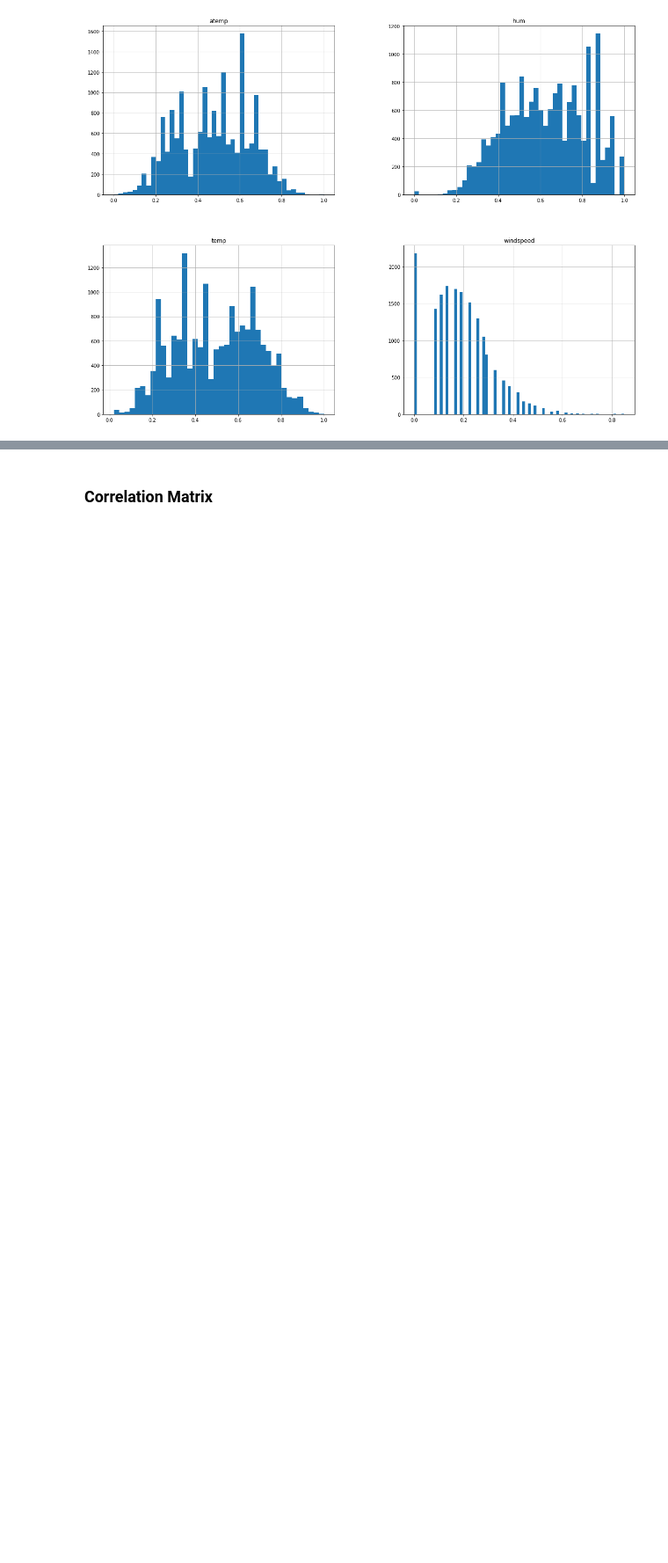
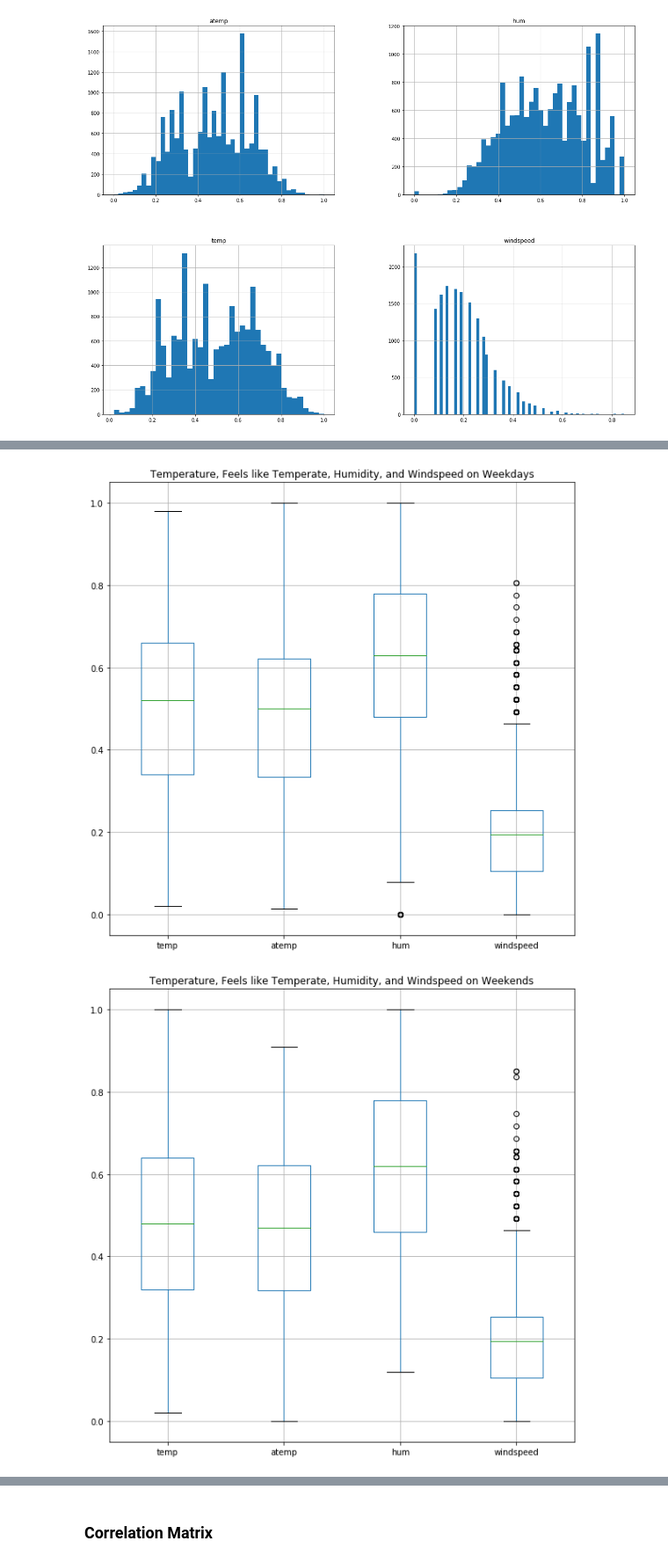
Before and after one commit to mradazoury/Bike_Prediction_Python_group_project, a Jupyter notebook: Bike-Sharing-Dataset 2/Group_Start-Copy.ipynb, the cells around one changed output, grey strips where cells are left out. Shown at 88% size. Drawn from its saved outputs; the diff is of its cells as text; code cells hidden in the pictures; blank space fills up the shorter version.

```diff
--- a/Bike-Sharing-Dataset 2/Group_Start-Copy.ipynb
+++ b/Bike-Sharing-Dataset 2/Group_Start-Copy.ipynb
@@ -250,0 +293,10 @@ plt.plot(hourly_raw_data['dteday'],hourly_raw_data['hum'])
+# %%
+wd_hr.boxplot(column = ['temp','atemp','hum','windspeed'])
+plt.title('Temperature, Feels like Temperate, Humidity, and Windspeed on Weekdays')
+plt.show()
+we_hr.boxplot(column = ['temp','atemp','hum','windspeed'])
+plt.title('Temperature, Feels like Temperate, Humidity, and Windspeed on Weekends')
+plt.show()
+# %% [output]
+[figure, added]
+[figure, added]
```
Also changed, not shown: parts of 25 cells of this notebook.
